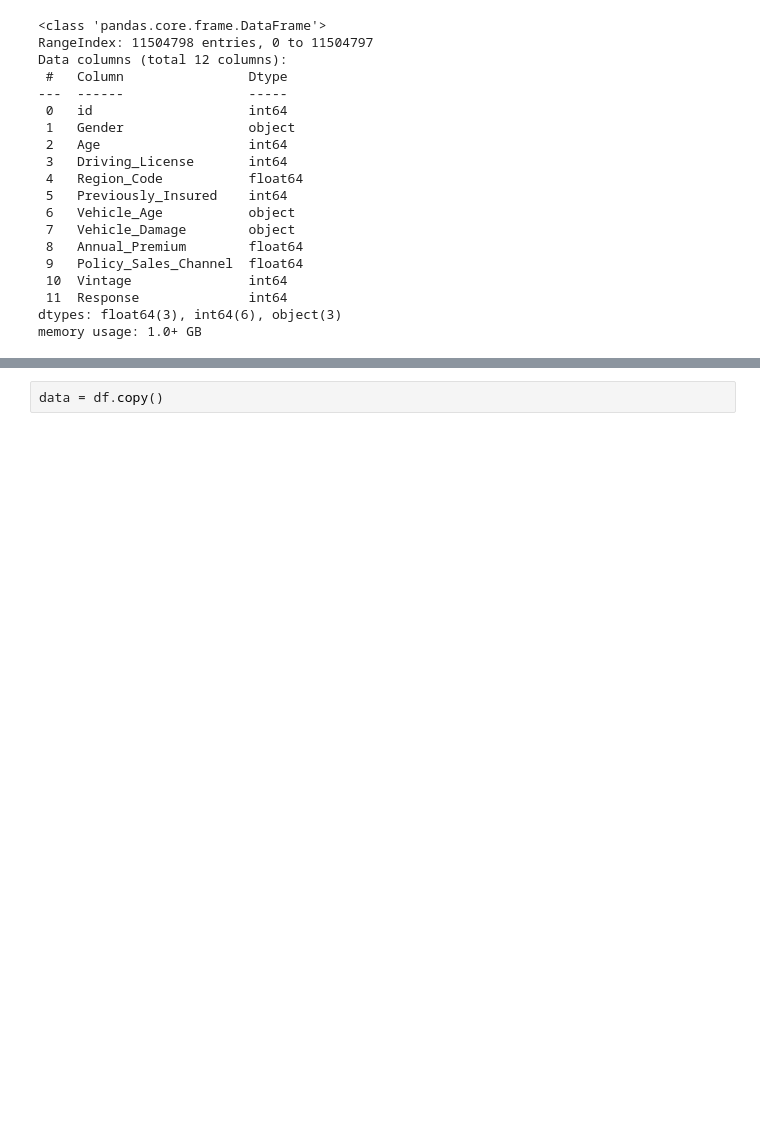
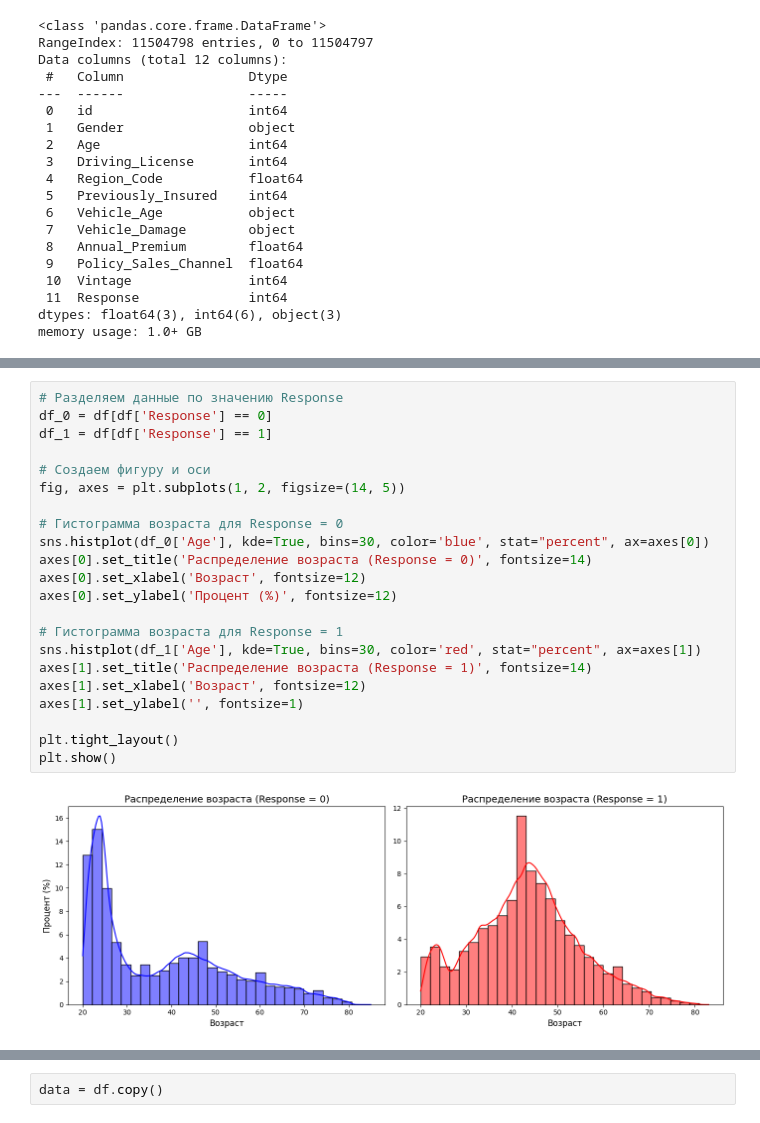
Before and after one commit to ilsurgumerov/test_api, a Jupyter notebook: train.ipynb, the cells around one changed output, grey strips where cells are left out. Cells and saved outputs as stored; diff of their text form; blank space fills up the shorter version.

```diff
--- a/train.ipynb
+++ b/train.ipynb
@@ -99,0 +165,24 @@ df.head()
+# %%
+# Разделяем данные по значению Response
+df_0 = df[df['Response'] == 0]
+df_1 = df[df['Response'] == 1]
+
+# Создаем фигуру и оси
+fig, axes = plt.subplots(1, 2, figsize=(14, 5))
+
+# Гистограмма возраста для Response = 0
+sns.histplot(df_0['Age'], kde=True, bins=30, color='blue', stat="percent", ax=axes[0])
+axes[0].set_title('Распределение возраста (Response = 0)', fontsize=14)
+axes[0].set_xlabel('Возраст', fontsize=12)
+axes[0].set_ylabel('Процент (%)', fontsize=12)
+
+# Гистограмма возраста для Response = 1
+sns.histplot(df_1['Age'], kde=True, bins=30, color='red', stat="percent", ax=axes[1])
+axes[1].set_title('Распределение возраста (Response = 1)', fontsize=14)
+axes[1].set_xlabel('Возраст', fontsize=12)
+axes[1].set_ylabel('', fontsize=1)
+
+plt.tight_layout()
+plt.show()
+# %% [output]
+[figure, added]
```
Also changed, not shown: parts of 47 cells of this notebook.
